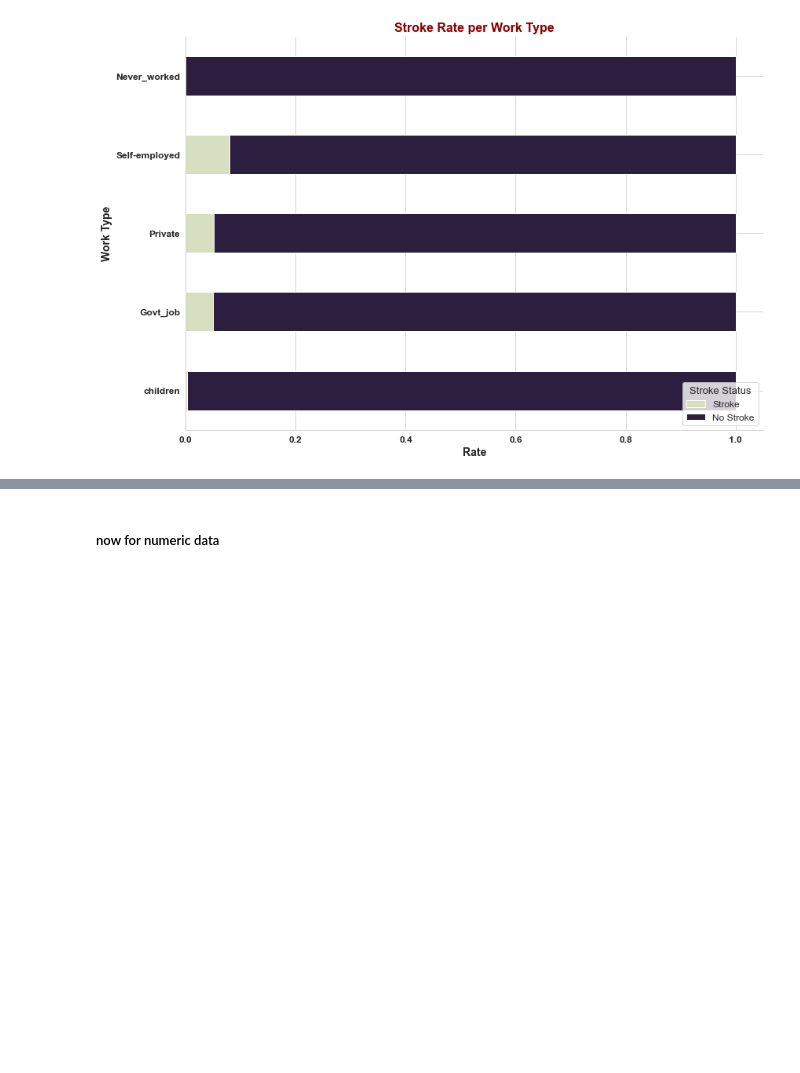
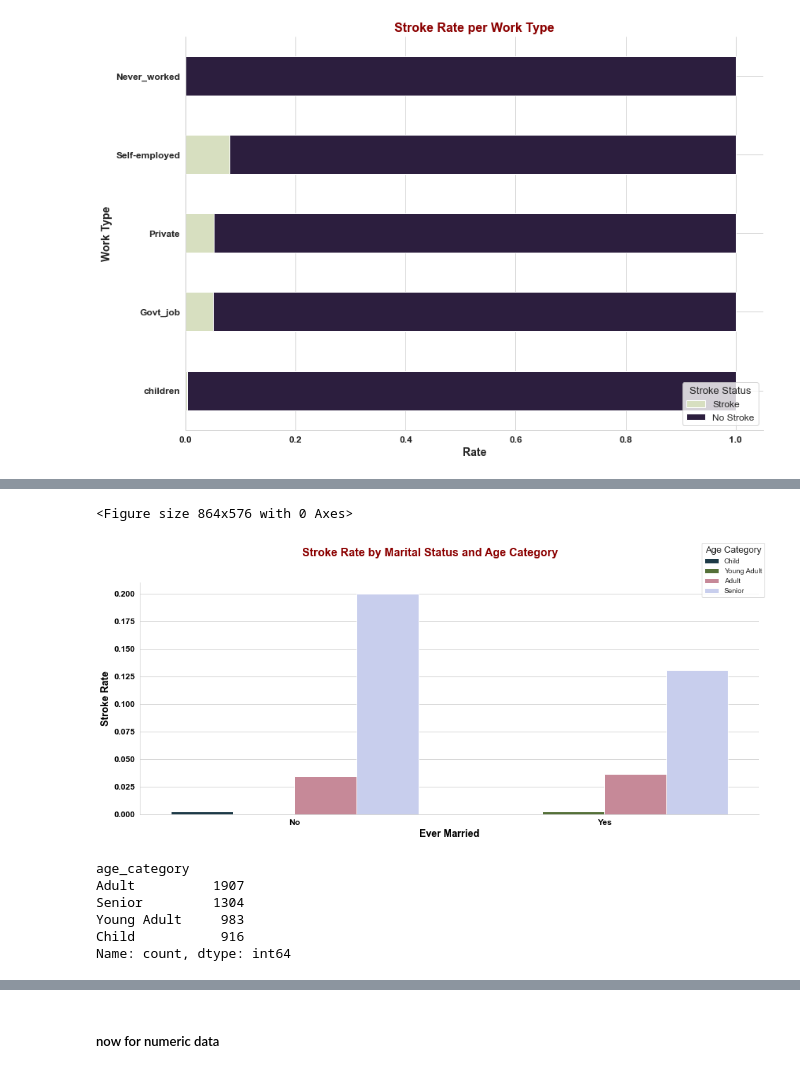
Before and after one commit to MaSOouD69/Capstone-Repo-Bootcamp-Project, a Jupyter notebook: capstone_Masoud_Arefi.ipynb, the cells around one changed output, grey strips where cells are left out. Cells and saved outputs as stored; diff of their text form; code cells hidden in the pictures; blank space fills up the shorter version.

```diff
--- a/capstone_Masoud_Arefi.ipynb
+++ b/capstone_Masoud_Arefi.ipynb
@@ -499,0 +529,48 @@ df.head()
+# %%
+import matplotlib.pyplot as plt
+import seaborn as sns
+import pandas as pd
+
+# Assuming you have an 'age_category' column in your DataFrame
+# Calculate the rate
+rate_data = df.groupby(['ever_married', 'age_category', 'stroke']).size() / df.groupby(['ever_married', 'age_category']).size()
+rate_data = rate_data.reset_index(name='rate')
+
+# Filter for stroke cases only
+stroke_rate_data = rate_data[rate_data['stroke'] == 1]
+
+# Setting up the plot style for minimalism
+sns.set_style("whitegrid")  # White background with grid for a clean look
+plt.figure(figsize=(12, 8))  # Adjust the size as needed
+
+# Plotting with age category hue
+bar_plot = sns.catplot(x='ever_married', y='rate', hue='age_category', data=stroke_rate_data, kind='bar', palette='cubehelix', height=6, aspect=2)
+
+# Adding title and labels with enhanced formatting
+bar_plot.fig.suptitle("Stroke Rate by Marital Status and Age Category", fontsize=16, fontweight='bold', color='darkred')
+bar_plot.set_axis_labels("Ever Married", "Stroke Rate", fontsize=14, fontweight='bold', color='black')
+
+# Customizing the ticks for better readability
+plt.xticks(fontsize=12, fontweight='bold', color='black')
+plt.yticks(fontsize=12, fontweight='bold', color='black')
+
+# Adjusting the legend for minimalism
+# Remove the existing legend and use the one automatically generated by Seaborn
+bar_plot._legend.remove()
+bar_plot.fig.legend(title='Age Category', loc='upper right', fontsize='medium', title_fontsize='13')
+
+sns.despine()  # Remove the top and right spines for a cleaner look
+plt.tight_layout(rect=[0, 0, 1, 0.95])  # Adjust the layout
+plt.show()
+# %% [output]
+<Figure size 864x576 with 0 Axes>
+[figure, added]
+# %%
+df['age_category'].value_counts()
+# %% [output]
+age_category
+Adult          1907
+Senior         1304
+Young Adult     983
+Child           916
+Name: count, dtype: int64
```
Also changed, not shown: parts of 45 cells of this notebook, 1 other file.
